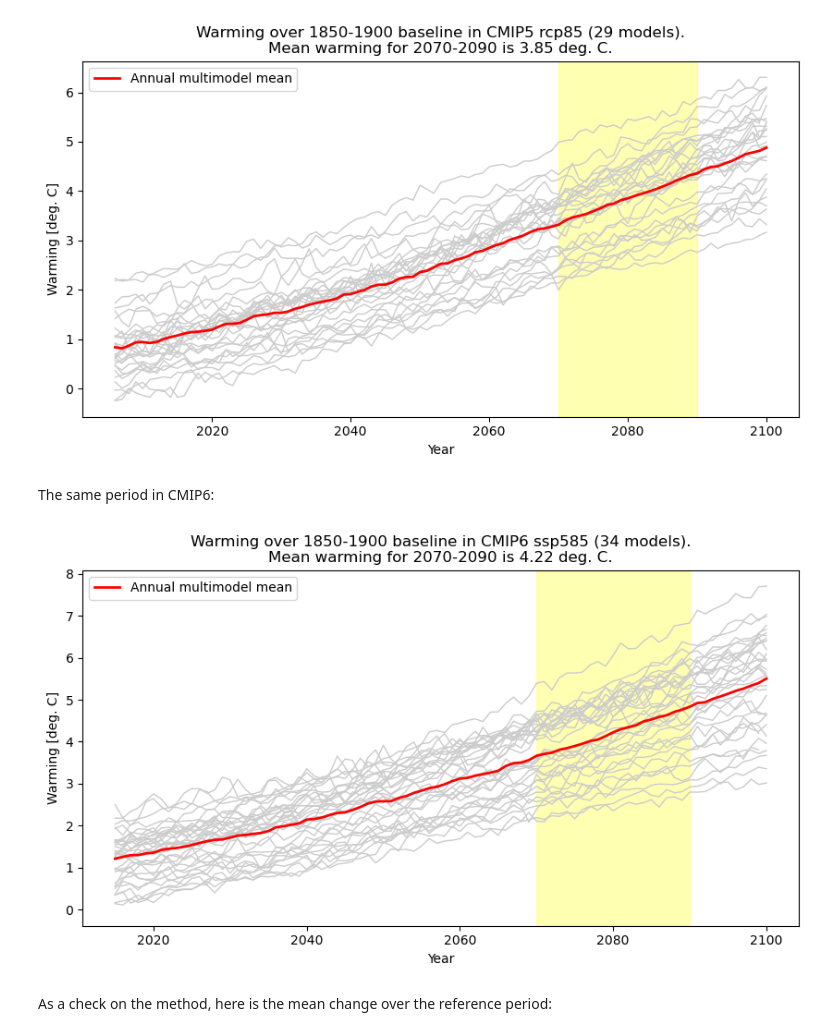
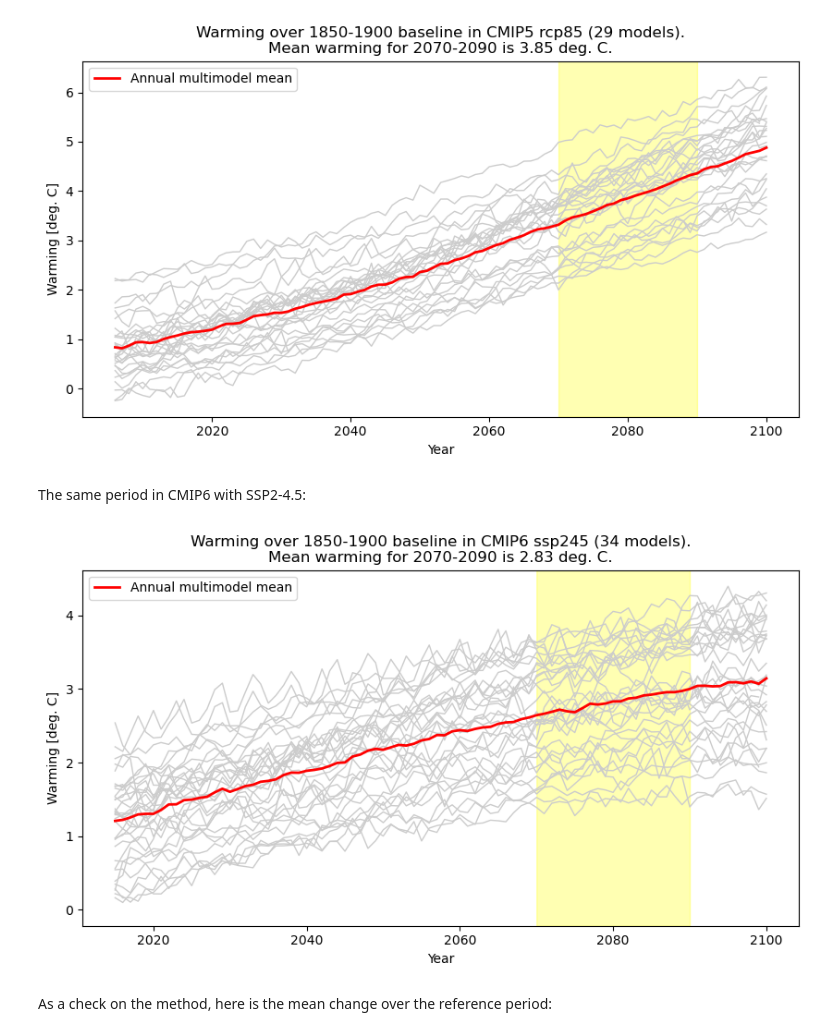
Before and after one commit to traupach/warming_levels, a Jupyter notebook: warming_levels.ipynb, the cells around one changed output. Cells and saved outputs as stored; diff of their text form; code cells hidden in the pictures.

```diff
--- a/warming_levels.ipynb
+++ b/warming_levels.ipynb
@@ -33,11 +33,11 @@ _ = wl.warming_for_period(project='CMIP5', experiment='rcp85', year_range=[2070,
 # %% [output]
 [figure]
 # %% [markdown]
-The same period in CMIP6:
+The same period in CMIP6 with SSP2-4.5:
 # %%
-_ = wl.warming_for_period(project='CMIP6', experiment='ssp585', year_range=[2070, 2090])
+_ = wl.warming_for_period(project='CMIP6', experiment='ssp245', year_range=[2070, 2090])
 # %% [output]
-[figure, old version]
+[figure, new version]
 # %% [markdown]
 As a check on the method, here is the mean change over the reference period:
 # %%
```
